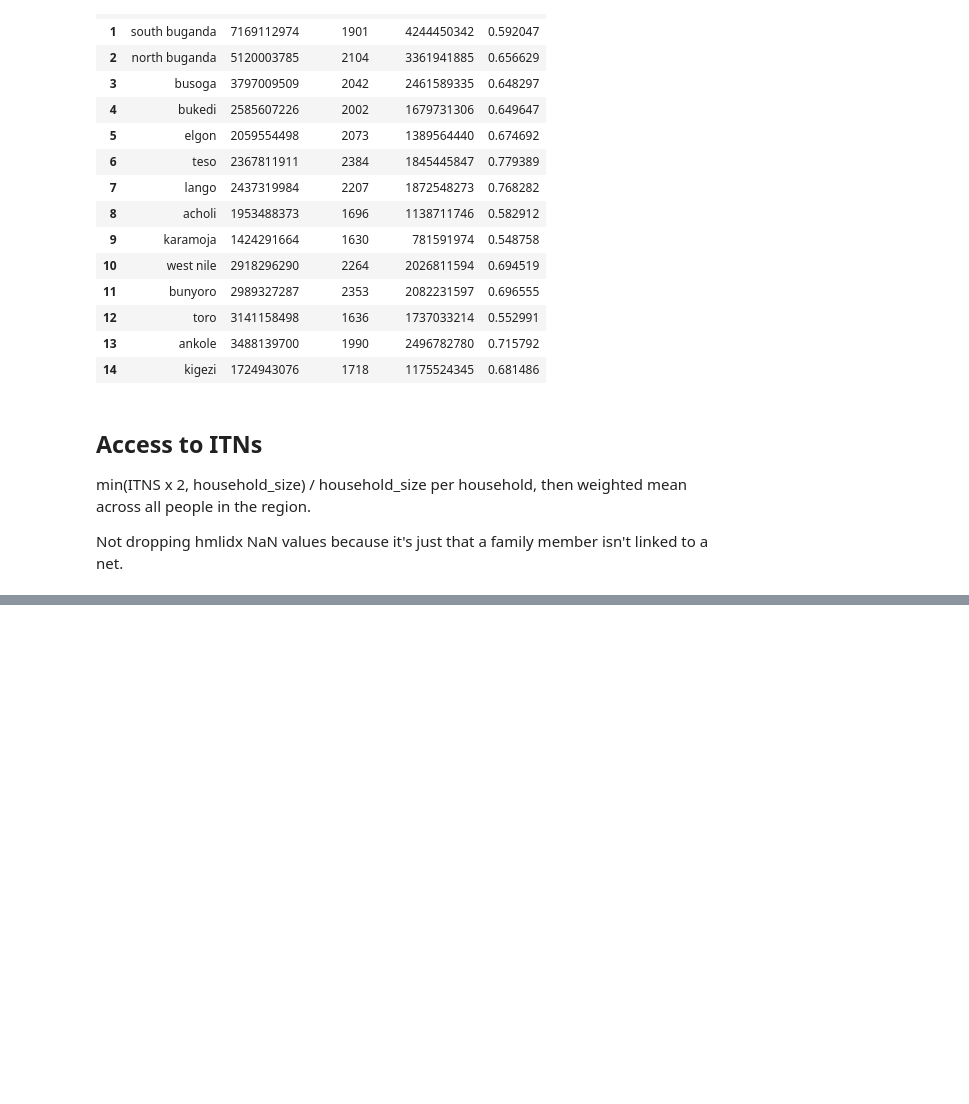
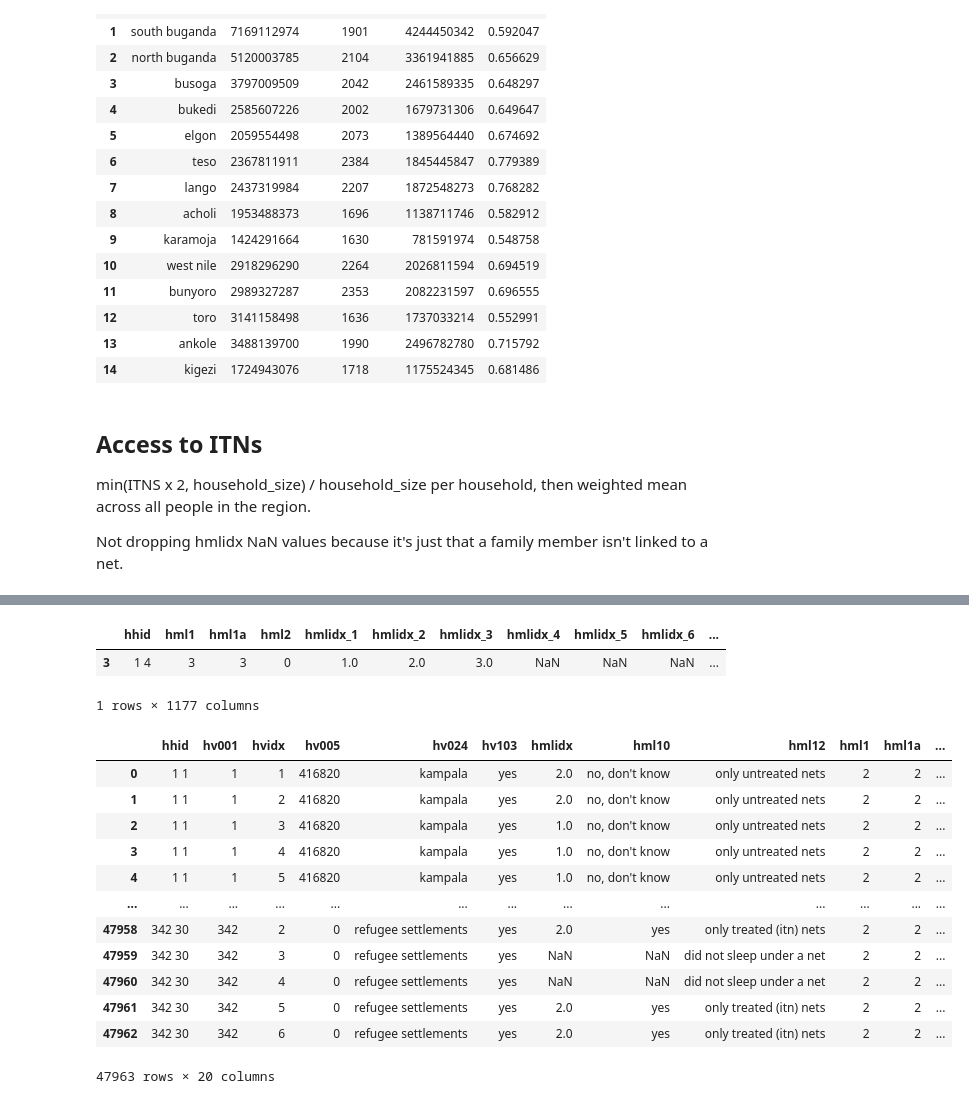
Before and after one commit to betsynaymon/mis-uganda-202425, a Jupyter notebook: python/01_data_cleaning.ipynb, the cells around one changed output, grey strips where cells are left out. Saved outputs shown, nothing was run; the diff lists cells and outputs as text; code cells hidden in the pictures; blank space fills up the shorter version.

```diff
--- a/python/01_data_cleaning.ipynb
+++ b/python/01_data_cleaning.ipynb
@@ -175,0 +197,14 @@ hmr_df
+# %%
+# calculate access
+hmr_df['weighted_ratio'] = hmr_df.hv005 * hmr_df.access_ratio
+
+# Group by region
+region_df_access = hmr_df[['hv024', 'hv005', 'weighted_ratio']].groupby('hv024').sum().reset_index()
+
+# Drop refugee settlements
+region_df_access = region_df_access[region_df_access['hv005'] != 0]
+
+# Divide
+region_df_access['access_rate'] = region_df_access['weighted_ratio']/region_df_access['hv005']
+
+region_df_access
@@ -175,0 +247,11 @@ hmr_df
+# %%
+# Read in data
+HRpath = "../data/raw/UGHR91DT.zip"
+
+with zipfile.ZipFile(HRpath) as zip_ref:
+    zip_ref.extractall("../data/raw")
+    print("Extracted files:")
+    for file in zip_ref.namelist():
+        print(file)
+
+rawHR= pd.read_stata("../data/raw/UGHR91FL.dta")
@@ -175,0 +266,51 @@ hmr_df
+# %%
+#cols = ['hhid', 'hv001', 'hvidx', 'hv005', 'hv024', 'hv103', 'hmlidx',
+        #'hml10', 'hml12', 'hml1', 'hml1a']
+#hr = rawHR[cols]
+
+#hr_hml = list(rawHR.filter(like='hml'))
+#hr_hml.extend(['hhid', 'hvidx'])
+
+
+all_cols = ['hhid']
+hml_cols = list(rawHR.filter(like='hml'))
+all_cols.extend(hml_cols)
+
+hr = rawHR[all_cols]
+
+# test
+hr[hr['hhid'] == '       1   4']
+# %% [output]
+|  | hhid | hml1 | hml1a | hml2 | hmlidx_1 | hmlidx_2 | hmlidx_3 | hmlidx_4 | hmlidx_5 | hmlidx_6 | ... |
+| 3 | 1 4 | 3 | 3 | 0 | 1.0 | 2.0 | 3.0 | NaN | NaN | NaN | ... |
+1 rows × 1177 columns
+# %%
+hr_cols = ['hhid']
+hml10_ls = list(rawHR.filter(like='hml10'))
+hr_cols.extend(hml10_ls)
+
+#hml10 = rawHR.filter(like = 'hml10')
+hr_df = rawHR[hr_cols].copy()
+hr_df['total_ITNs'] = (hr_df[hml10_ls] == 'yes').sum(axis=1)
+hr_df
+
+
+total_itns_df = hr_df[['hhid', 'total_ITNs']]
+total_itns_df
+
+hmr_df = hmr_df.merge(total_itns_df, how='left', on='hhid')
+hmr_df
+# %% [output]
+|  | hhid | hv001 | hvidx | hv005 | hv024 | hv103 | hmlidx | hml10 | hml12 | hml1 | hml1a | ... |
+| 0 | 1 1 | 1 | 1 | 416820 | kampala | yes | 2.0 | no, don't know | only untreated nets | 2 | 2 | ... |
+| 1 | 1 1 | 1 | 2 | 416820 | kampala | yes | 2.0 | no, don't know | only untreated nets | 2 | 2 | ... |
+| 2 | 1 1 | 1 | 3 | 416820 | kampala | yes | 1.0 | no, don't know | only untreated nets | 2 | 2 | ... |
+| 3 | 1 1 | 1 | 4 | 416820 | kampala | yes | 1.0 | no, don't know | only untreated nets | 2 | 2 | ... |
+| 4 | 1 1 | 1 | 5 | 416820 | kampala | yes | 1.0 | no, don't know | only untreated nets | 2 | 2 | ... |
+| ... | ... | ... | ... | ... | ... | ... | ... | ... | ... | ... | ... | ... |
+| 47958 | 342 30 | 342 | 2 | 0 | refugee settlements | yes | 2.0 | yes | only treated (itn) nets | 2 | 2 | ... |
+| 47959 | 342 30 | 342 | 3 | 0 | refugee settlements | yes | NaN | NaN | did not sleep under a net | 2 | 2 | ... |
+| 47960 | 342 30 | 342 | 4 | 0 | refugee settlements | yes | NaN | NaN | did not sleep under a net | 2 | 2 | ... |
+| 47961 | 342 30 | 342 | 5 | 0 | refugee settlements | yes | 2.0 | yes | only treated (itn) nets | 2 | 2 | ... |
+| 47962 | 342 30 | 342 | 6 | 0 | refugee settlements | yes | 2.0 | yes | only treated (itn) nets | 2 | 2 | ... |
+47963 rows × 20 columns
```
Also changed, not shown: parts of 12 cells of this notebook, 1 other file.
